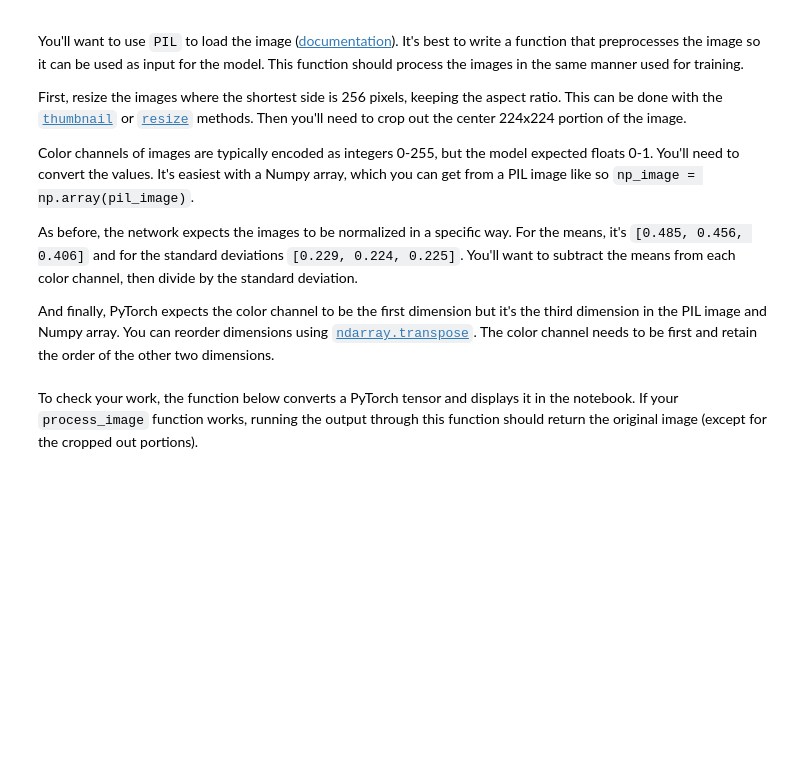
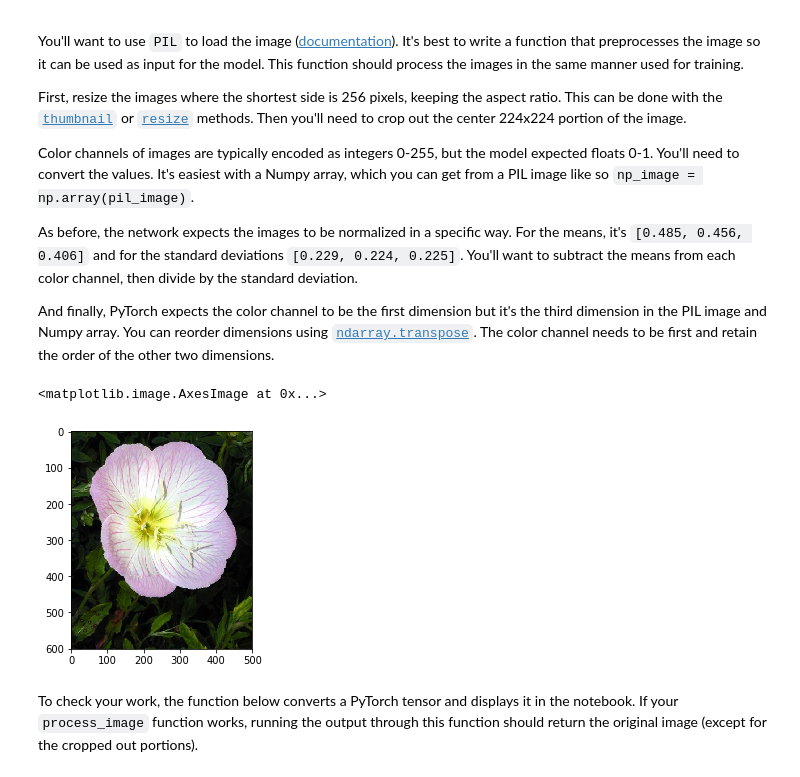
Before and after one commit to iDataist/Create-an-Image-Classifier, a Jupyter notebook: Image Classifier Project.ipynb, the cells around one changed output. Saved outputs shown, nothing was run; the diff lists cells and outputs as text; code cells hidden in the pictures; blank space fills up the shorter version.

```diff
--- a/Image Classifier Project.ipynb
+++ b/Image Classifier Project.ipynb
@@ -130,0 +335,8 @@ def process_image(image):
+# %%
+# show the picture through matplotlib
+image_path = test_dir+'/1/image_06743.jpg'
+im = Image.open(image_path, 'r')
+imshow(np.asarray(im))
+# %% [output]
+<matplotlib.image.AxesImage at 0x...>
+[figure, added]
```
Also changed, not shown: parts of 31 cells of this notebook.
